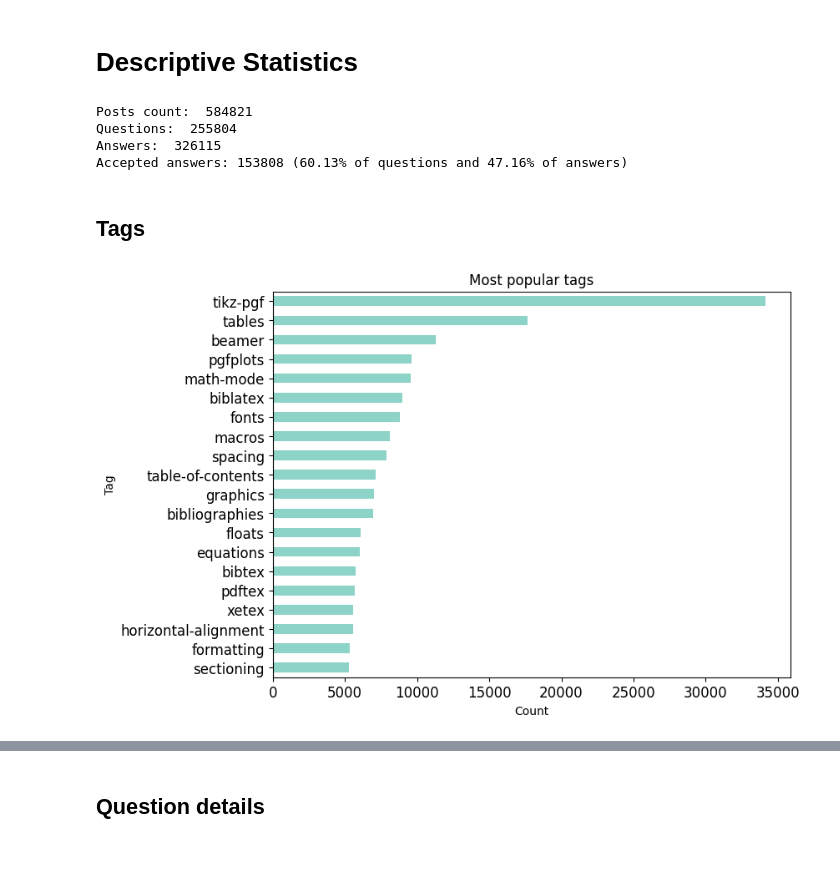
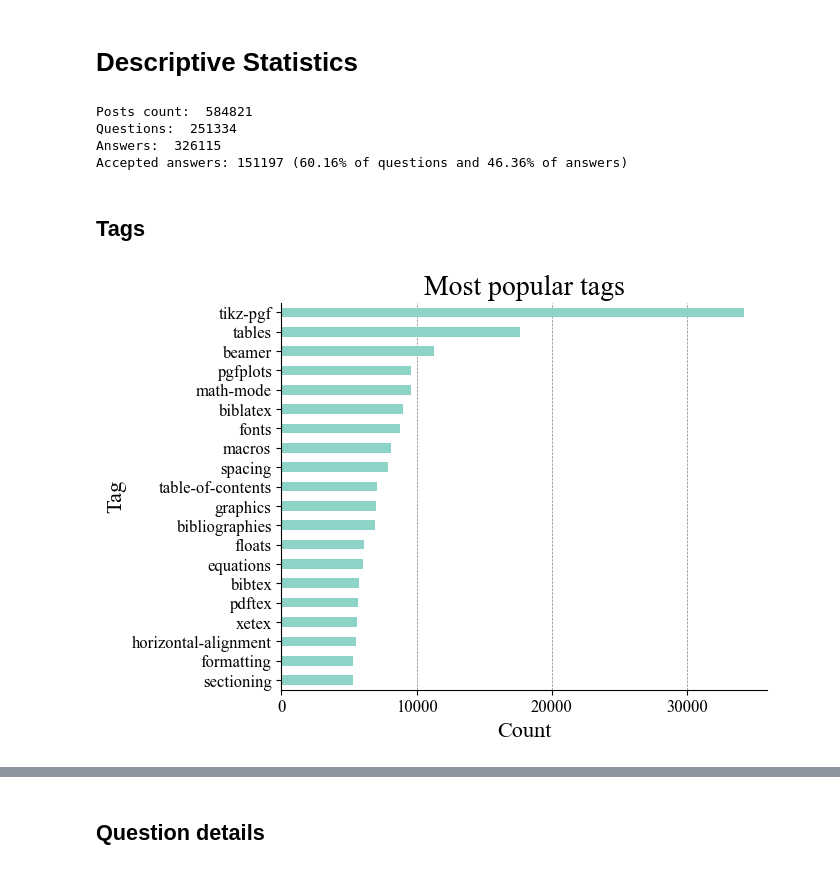
Before and after one commit to KMChris/bigdata, a Jupyter notebook: statistics.ipynb, the cells around one changed output, grey strips where cells are left out. Drawn from its saved outputs; the diff is of its cells as text; code cells hidden in the pictures.

Commit message:
Plots in .eps

```diff
--- a/statistics.ipynb
+++ b/statistics.ipynb
@@ -6,9 +6,22 @@ from pyspark.sql.types import IntegerType, ArrayType
 from pyspark.ml.feature import Bucketizer
 from pyspark.sql import SparkSession
 import matplotlib.pyplot as plt
+import matplotlib as mpl
 import sys
 import os
 
+# plots style
+mpl.rcParams['figure.dpi'] = 100
+mpl.rcParams['figure.figsize'] = (8, 6)
+mpl.rcParams['font.family'] = 'serif'
+mpl.rcParams['font.serif'] = ['CMU Serif', 'Latin Modern Roman', 'Times New Roman', 'DejaVu Serif', 'Georgia']
+mpl.rcParams['font.size'] = 16
+mpl.rcParams['axes.spines.top'] = False
+mpl.rcParams['axes.spines.right'] = False
+mpl.rcParams['axes.titlesize'] = 20
+os.makedirs('raport', exist_ok=True)
+
+# environment variables
 os.environ['PYSPARK_PYTHON'] = sys.executable
 os.environ['PYSPARK_DRIVER_PYTHON'] = sys.executable
 # %%
@@ -71,24 +84,27 @@ questions = questions.filter(questions.OwnerExperience >= 0)
 print("Posts count: ", posts.count())
 print("Questions: ", questions.count())
 print("Answers: ", answers.count())
-acc = questions.Accepted.sum()
+acc = questions.agg({"Accepted": "sum"}).collect()[0][0]
 print(f"Accepted answers: {acc} ({acc / questions.count()*100:.2f}% of questions and {acc / answers.count()*100:.2f}% of answers)")
 # %% [output]
 Posts count:  584821
-Questions:  255804
+Questions:  251334
 Answers:  326115
-Accepted answers: 153808 (60.13% of questions and 47.16% of answers)
+Accepted answers: 151197 (60.16% of questions and 46.36% of answers)
 # %% [markdown]
 ## Tags
 # %%
 # Most popular tags
-tags.select("_TagName", "_Count").orderBy("_Count", ascending=False).limit(20).toPandas()[::-1] \
+ax = tags.select("_TagName", "_Count").orderBy("_Count", ascending=False).limit(20).toPandas()[::-1] \
     .plot.barh(x="_TagName", y="_Count", title="Most popular tags",
               figsize=(8, 6), rot=0, legend=False, fontsize=12,
-              colormap='Set3', xlabel="Count", ylabel="Tag")
+              colormap='Set3', xlabel="Count", ylabel="Tag", zorder=2)
+ax.grid(which='major', linestyle='dashed', linewidth='0.5', color='gray', axis='x')
+plt.tight_layout(pad=3.0)
+plt.savefig('raport/tags_popularity.eps', format='eps', bbox_inches='tight')
 plt.show()
 # %% [output]
-[figure, old version]
+[figure, new version]
 # %%
 # Probability of a question having an accepted answer based on tag
 questions_exploded = questions.select("*", explode(questions.Tags).alias("tag"))
```
Also changed, not shown: parts of 8 cells of this notebook, 10 other files.
